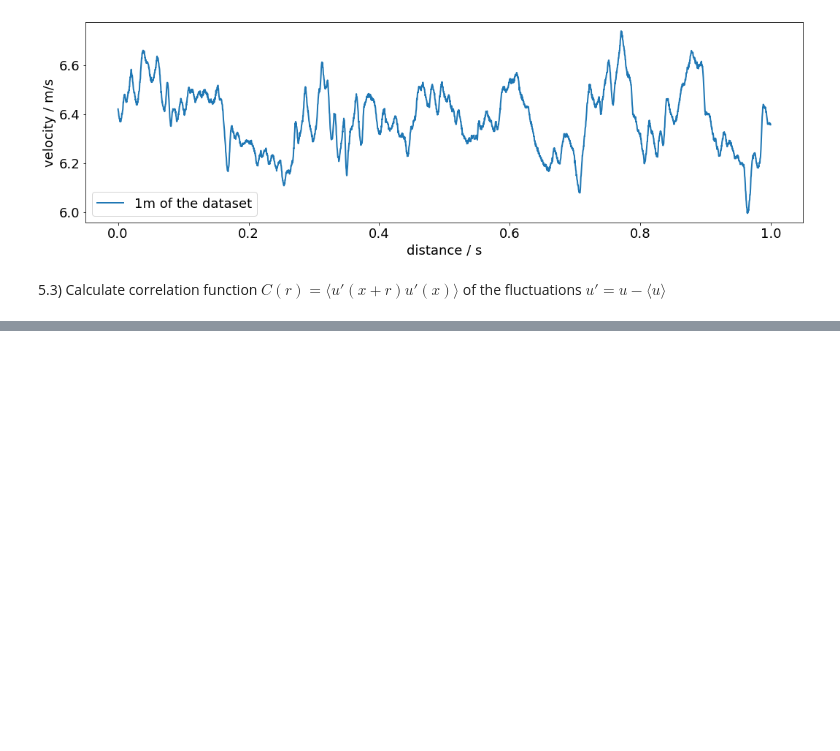
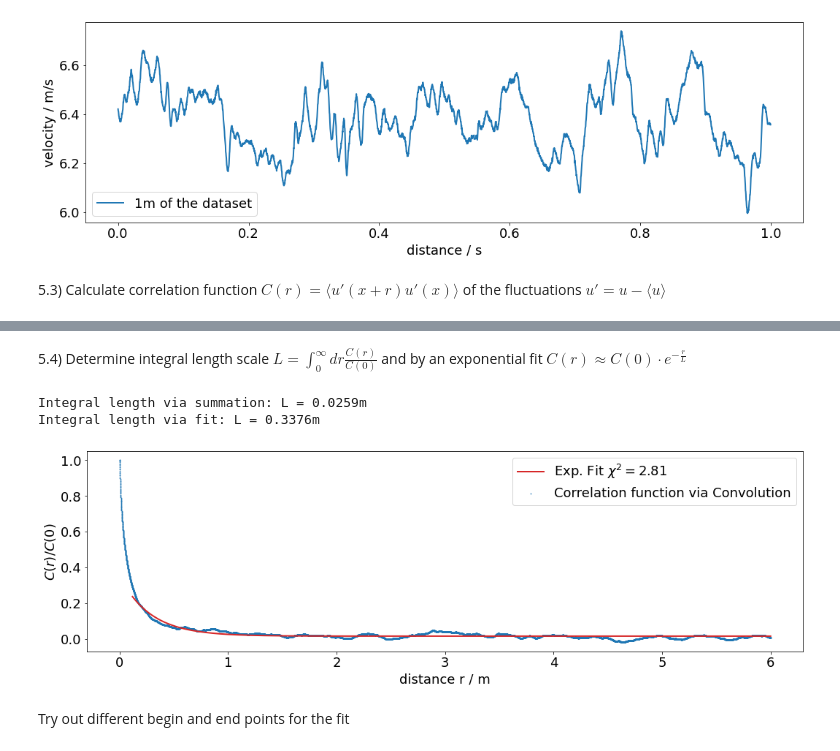
Before and after one commit to T1mors/Fluiddynamik, a Jupyter notebook: Turbulence Analysis.ipynb, the cells around one changed output, grey strips where cells are left out. Saved outputs shown, nothing was run; the diff lists cells and outputs as text; code cells hidden in the pictures; blank space fills up the shorter version.

```diff
--- a/Turbulence Analysis.ipynb
+++ b/Turbulence Analysis.ipynb
@@ -113,0 +133,41 @@ x = pd.plotting.autocorrelation_plot(data[:f_s])
+# %% [markdown]
+5.4) Determine integral length scale $L=\int_0^{\infty} dr \frac{C(r)}{C(0)}$ and by an exponential fit $C(r) \approx C(0) \cdot e^{-\frac{r}{L}}$
+# %%
+fig, ax = plt.subplots(figsize=(15,5), tight_layout=True)
+
+# 1) Integral length scale via Integral = Summation of rectangles
+step = time[1]-time[0]
+
+# Zero crossing zc
+zc = np.argwhere(cf_cov < 0)[0,0]
+L_sum = np.sum(cf_cov[:zc])*step
+print(f'Integral length via summation: L = {L_sum:.4f}m')
+
+# 2) Integral length scale via exp-fit
+# begin, end of fit in m
+begin, end = 0.12, 6
+idx_b, idx_e = int(begin/u_mean*f_s) , int(end/u_mean*f_s)
+
+xdat = spatial[idx_b:idx_e]
+ydat = cf_cov[idx_b:idx_e]
+
+mod = lmfit.models.ExponentialModel() + lmfit.models.ConstantModel()
+# pars = mod.make_params()
+result = mod.fit(ydat, x=xdat)
+L_fit = result.values['amplitude']
+print(f'Integral length via fit: L = {L_fit:.4f}m')
+
+# print(result.fit_report())
+plt.plot(xdat, result.eval(result.params, x=xdat), c='C3', label=f'Exp. Fit $\chi^2={{{result.chisqr:.2f}}}$')
+ax.scatter(spatial[:idx_e], cf_cov[:idx_e], label='Correlation function via Convolution', zorder=1, s=0.5)
+
+ax.set_xlabel('distance r / m')
+ax.set_ylabel('$C(r)/C(0)$')
+ax.legend()
+fig.savefig('Abb/Correlation_Zoomed_Fit.png')
+# %% [output]
+Integral length via summation: L = 0.0259m
+Integral length via fit: L = 0.3376m
+[figure, added]
+# %% [markdown]
+Try out different begin and end points for the fit
```
Also changed, not shown: parts of 23 cells of this notebook, 11 other files.
